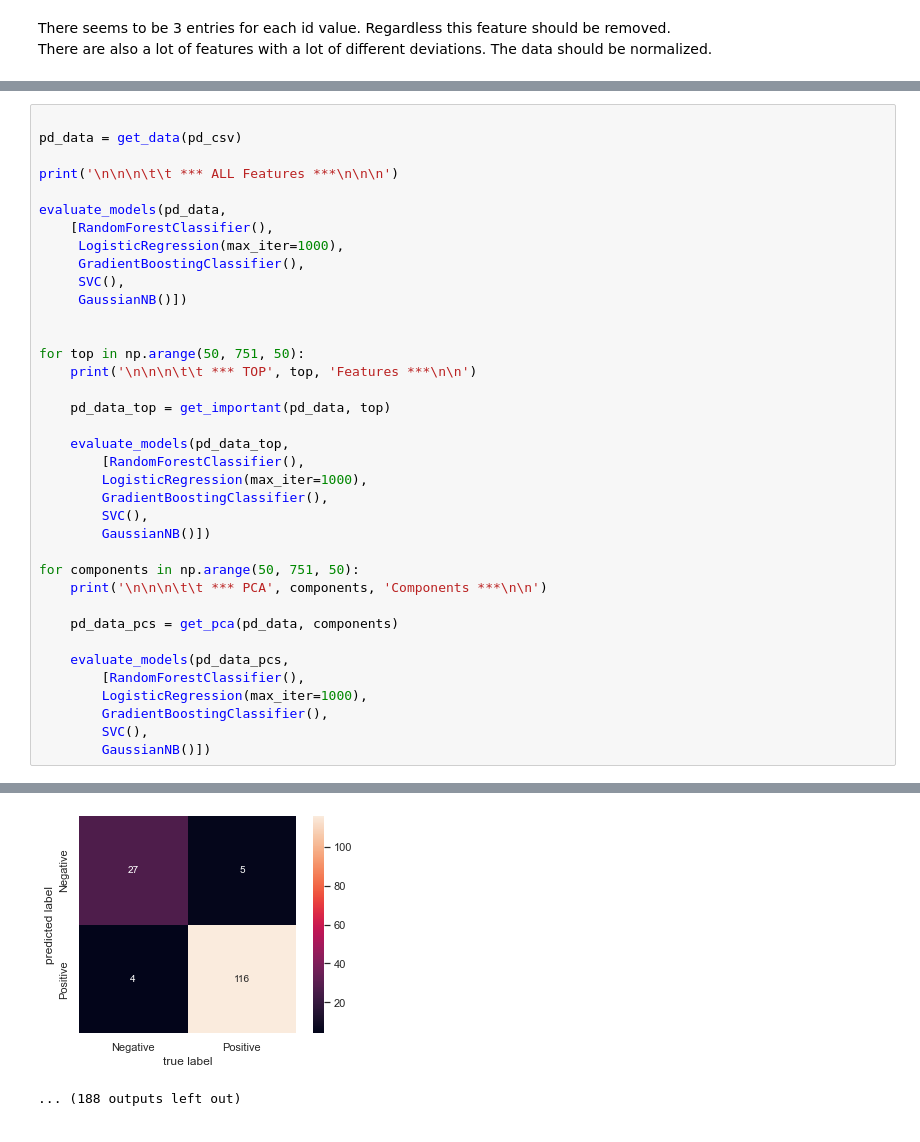
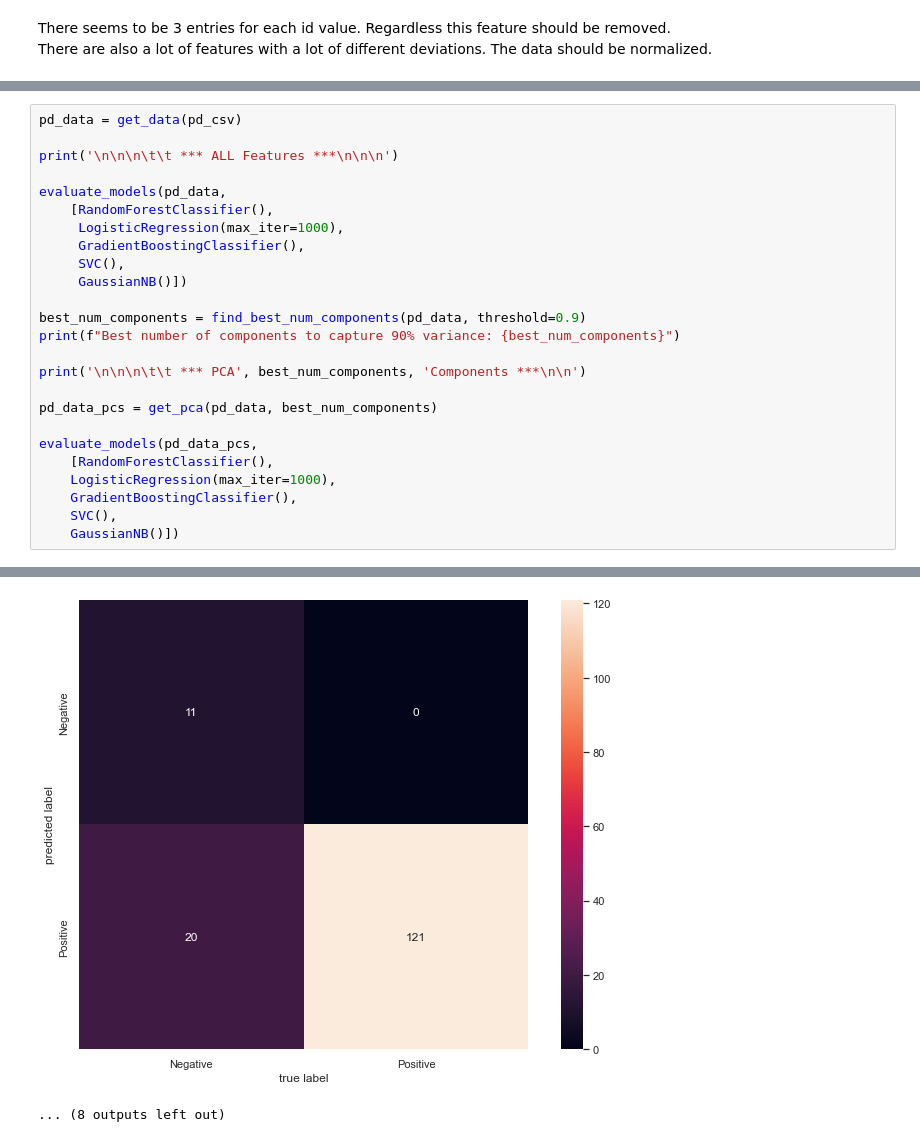
Before and after one commit to aaiml/CSCN8000-lab-submissions, a Jupyter notebook: students-submissions/7526387/assignment1.ipynb, the cells around one changed output, grey strips where cells are left out. Drawn from its saved outputs; the diff is of its cells as text.

```diff
--- a/students-submissions/7526387/assignment1.ipynb
+++ b/students-submissions/7526387/assignment1.ipynb
@@ -262,5 +244,4 @@ Filtered DataFrame (without outliers):
 # %%
-
 pd_data = get_data(pd_csv)
 
 print('\n\n\n\t\t *** ALL Features ***\n\n\n')
@@ -272,30 +253,19 @@ evaluate_models(pd_data,
      SVC(),
      GaussianNB()])
 
+best_num_components = find_best_num_components(pd_data, threshold=0.9)
+print(f"Best number of components to capture 90% variance: {best_num_components}")
 
-for top in np.arange(50, 751, 50):
-    print('\n\n\n\t\t *** TOP', top, 'Features ***\n\n')
+print('\n\n\n\t\t *** PCA', best_num_components, 'Components ***\n\n')
 
-    pd_data_top = get_important(pd_data, top)
+pd_data_pcs = get_pca(pd_data, best_num_components)
 
-    evaluate_models(pd_data_top,
-        [RandomForestClassifier(),
-        LogisticRegression(max_iter=1000),
-        GradientBoostingClassifier(),
-        SVC(),
-        GaussianNB()])
-
-for components in np.arange(50, 751, 50):
-    print('\n\n\n\t\t *** PCA', components, 'Components ***\n\n')
-
-    pd_data_pcs = get_pca(pd_data, components)
-
-    evaluate_models(pd_data_pcs,
-        [RandomForestClassifier(),
-        LogisticRegression(max_iter=1000),
-        GradientBoostingClassifier(),
-        SVC(),
-        GaussianNB()])
+evaluate_models(pd_data_pcs,
+    [RandomForestClassifier(),
+    LogisticRegression(max_iter=1000),
+    GradientBoostingClassifier(),
+    SVC(),
+    GaussianNB()])
 # %% [output]
                  *** ALL Features ***
 
@@ -411,2 +377,2 @@ Positive Recall: 0.9586776859504132
-[figure, old version]
+[figure, new version]
-... (188 outputs left out)
+... (8 outputs left out)
```
Also changed, not shown: parts of 9 cells of this notebook, 1 other file.
